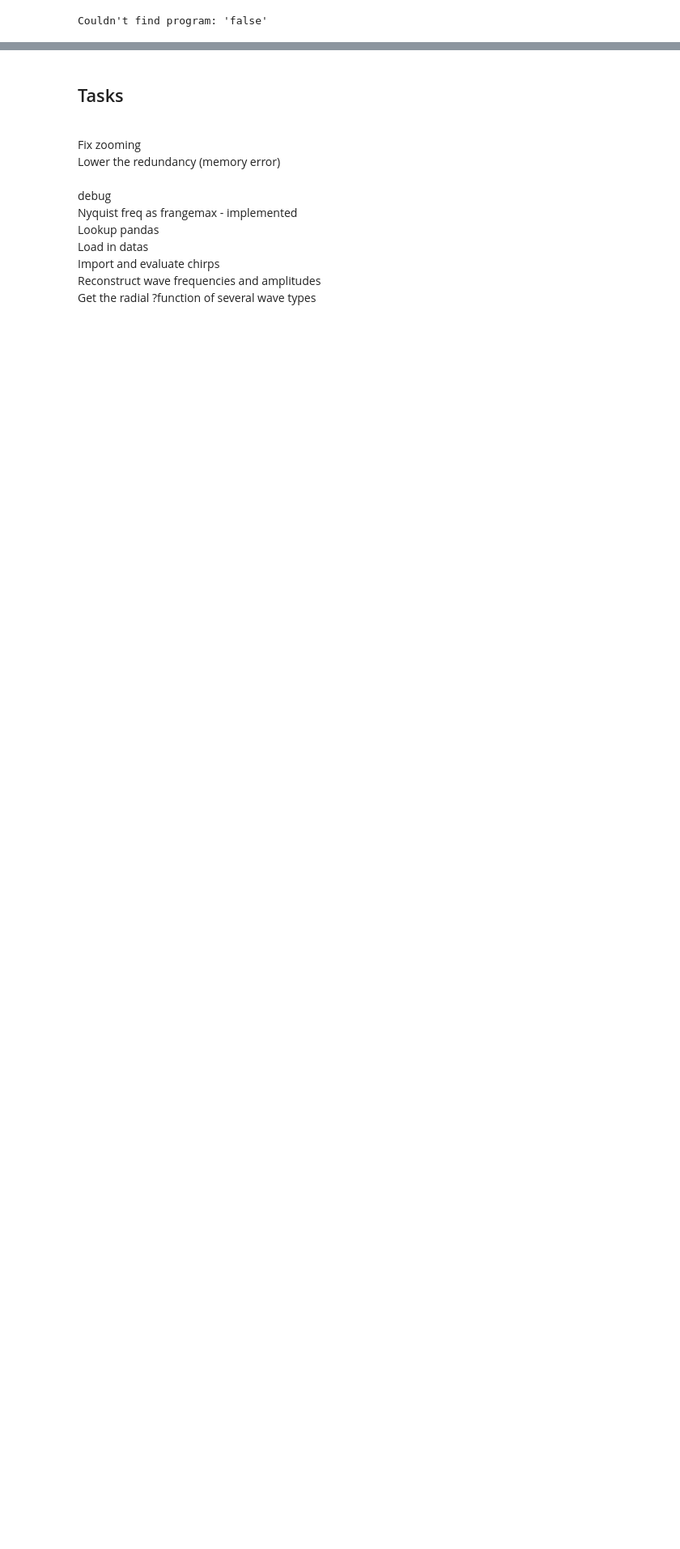
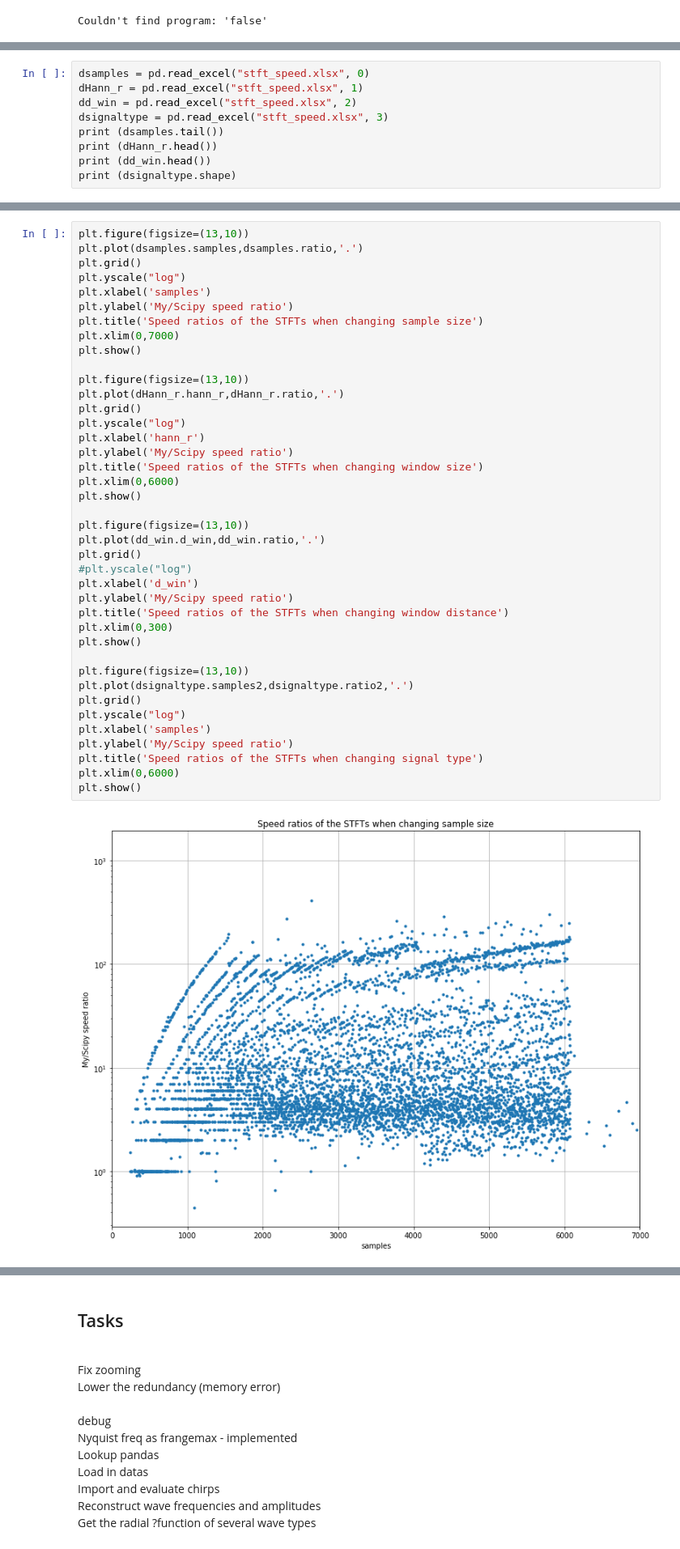
Before and after one commit to martonvavrik/fusion_research, a Jupyter notebook: waves.ipynb, the cells around one changed output, grey strips where cells are left out. Shown at 81% size. Saved outputs shown, nothing was run; the diff lists cells and outputs as text; blank space fills up the shorter version.

Commit message:
Add files via upload
Loading in speed evaluation data and plotting it

```diff
--- a/waves.ipynb
+++ b/waves.ipynb
@@ -544,0 +552,9 @@ KeyboardInterrupt:
+# %%
+dsamples = pd.read_excel("stft_speed.xlsx", 0)
+dHann_r = pd.read_excel("stft_speed.xlsx", 1)
+dd_win = pd.read_excel("stft_speed.xlsx", 2)
+dsignaltype = pd.read_excel("stft_speed.xlsx", 3)
+print (dsamples.tail())
+print (dHann_r.head())
+print (dd_win.head())
+print (dsignaltype.shape)
@@ -544,0 +581,42 @@ KeyboardInterrupt:
+# %%
+plt.figure(figsize=(13,10))
+plt.plot(dsamples.samples,dsamples.ratio,'.')
+plt.grid()
+plt.yscale("log")
+plt.xlabel('samples')
+plt.ylabel('My/Scipy speed ratio')
+plt.title('Speed ratios of the STFTs when changing sample size')
+plt.xlim(0,7000)
+plt.show()
+
+plt.figure(figsize=(13,10))
+plt.plot(dHann_r.hann_r,dHann_r.ratio,'.')
+plt.grid()
+plt.yscale("log")
+plt.xlabel('hann_r')
+plt.ylabel('My/Scipy speed ratio')
+plt.title('Speed ratios of the STFTs when changing window size')
+plt.xlim(0,6000)
+plt.show()
+
+plt.figure(figsize=(13,10))
+plt.plot(dd_win.d_win,dd_win.ratio,'.')
+plt.grid()
+#plt.yscale("log")
+plt.xlabel('d_win')
+plt.ylabel('My/Scipy speed ratio')
+plt.title('Speed ratios of the STFTs when changing window distance')
+plt.xlim(0,300)
+plt.show()
+
+plt.figure(figsize=(13,10))
+plt.plot(dsignaltype.samples2,dsignaltype.ratio2,'.')
+plt.grid()
+plt.yscale("log")
+plt.xlabel('samples')
+plt.ylabel('My/Scipy speed ratio')
+plt.title('Speed ratios of the STFTs when changing signal type')
+plt.xlim(0,6000)
+plt.show()
+# %% [output]
+[figure, added]
```
Also changed, not shown: parts of 6 cells of this notebook.
